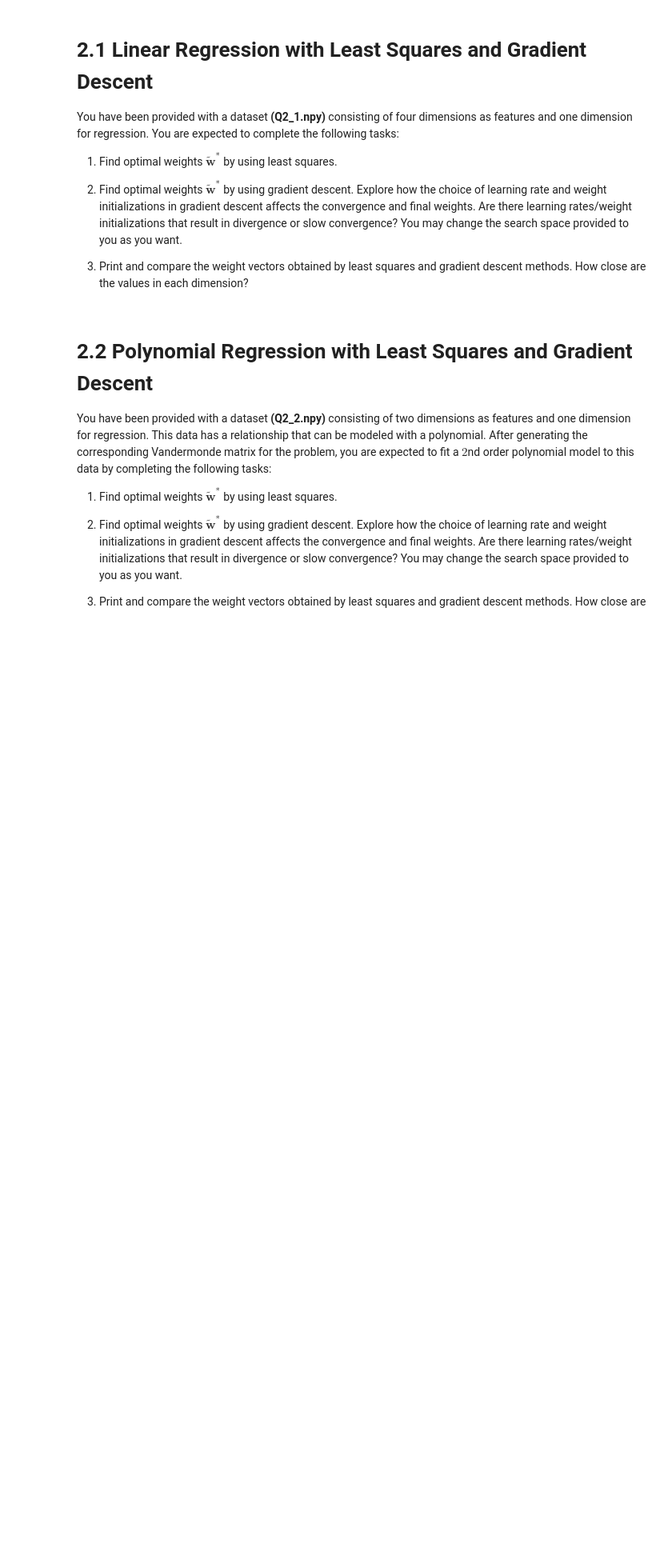
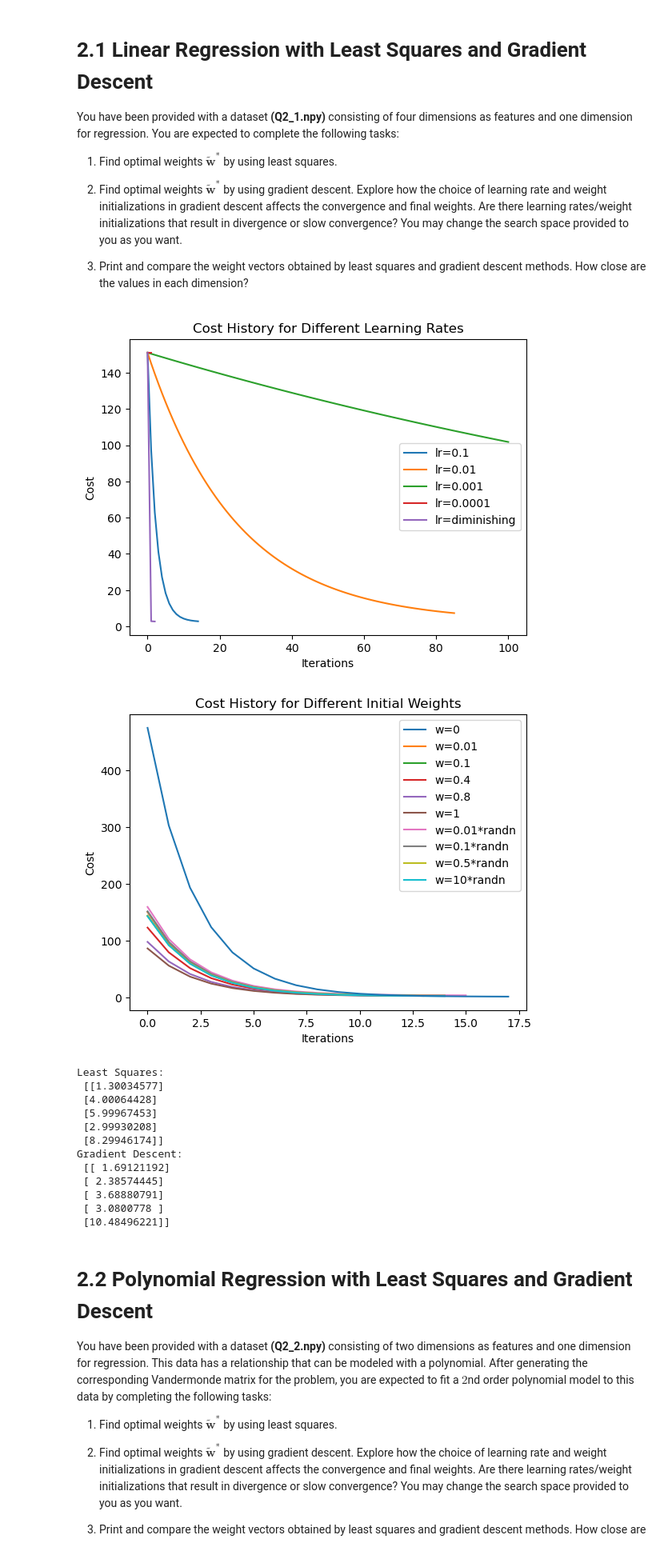
Before and after one commit to MustafaKrc/LFD24, a Jupyter notebook: Linear and Polynomial Regression with Least Squares and Gradient Descent/Homework-1.ipynb, the cells around one changed output. Shown: that part at 80% size. Saved outputs shown, nothing was run; the diff lists cells and outputs as text; code cells hidden in the pictures; blank space fills up the shorter version.

Commit message:
Implemented part 2.1
Linear regression with least squares and gradient descent implementation is done.
Further comparisons and plotting may be needed.

```diff
--- a/Linear and Polynomial Regression with Least Squares and Gradient Descent/Homework-1.ipynb
+++ b/Linear and Polynomial Regression with Least Squares and Gradient Descent/Homework-1.ipynb
@@ -411,5 +446,76 @@ import numpy as np
 with open('Q2_1.npy', 'rb') as f:
     X = np.load(f)
     y = np.load(f)
+# %%
+##############################################################################
+# TODO: Do all your least squares tasks here                              #
+# Plot all cost history for different learning rates and different           #
+# initial weights.                                                           #
+##############################################################################
+from linearRegression import leastSquares, gradientDescent
+
+# find the optimal regression weights by using least squares
+least_squares_w = leastSquares(X, y)
+
+
+# find the optimal regression weights by using gradient descent
+# learning rates to be used
+max_iterations = 100
+learning_rates = [0.1, 0.01, 0.001, 0.0001, "diminishing"]
+# initial weights to be used
+weights = np.zeros((11, X.shape[1] + 1, 1)) # 5x1 weights vector
+weights[1,:,:] = 0.01*np.ones((X.shape[1]+1,1))
+weights[2,:,:] = 0.1*np.ones((X.shape[1]+1,1))
+weights[3,:,:] = 0.4*np.ones((X.shape[1]+1,1))
+weights[4,:,:] = 0.8*np.ones((X.shape[1]+1,1))
+weights[5,:,:] = np.ones((X.shape[1]+1,1))
+weights[6,:,:]= np.random.randn(X.shape[1]+1,1)
+weights[7,:,:] = 0.01*np.random.randn(X.shape[1]+1,1)
+weights[8,:,:] = 0.1*np.random.randn(X.shape[1]+1,1)
+weights[9,:,:] = 0.5*np.random.randn(X.shape[1]+1,1)
+weights[10,:,:] = 10*np.random.randn(X.shape[1]+1,1)
+
+
+for lr in learning_rates:
+    gd = gradientDescent(X, y, weights[0], lr, max_iterations)
+    gd.fit(lr, max_iterations)
+    plt.plot(gd.cost_history, label=lr)
+
+plt.title('Cost History for Different Learning Rates')
+plt.legend(['lr=0.1', 'lr=0.01', 'lr=0.001', 'lr=0.0001', 'lr=diminishing'])
+plt.xlabel('Iterations')
+plt.ylabel('Cost')
+plt.show()
+
+for w in weights:
+    gd = gradientDescent(X, y, w, learning_rates[0], max_iterations)
+    gd.fit(learning_rates[0], max_iterations)
+    plt.plot(gd.cost_history, label=w)
+
+plt.title('Cost History for Different Initial Weights')
+plt.legend(["w=0", "w=0.01", "w=0.1", "w=0.4", "w=0.8", "w=1", "w=0.01*randn", "w=0.1*randn", "w=0.5*randn", "w=10*randn"])
+plt.xlabel('Iterations')
+plt.ylabel('Cost')
+plt.show()
+
+
+print("Least Squares: \n",least_squares_w,"\nGradient Descent: \n", gd.w)
+
+##############################################################################
+# %% [output]
+[figure, added]
+[figure, added]
+Least Squares:
+ [[1.30034577]
+ [4.00064428]
+ [5.99967453]
+ [2.99930208]
+ [8.29946174]]
+Gradient Descent:
+ [[ 1.69121192]
+ [ 2.38574445]
+ [ 3.68880791]
+ [ 3.0800778 ]
+ [10.48496221]]
 # %%
 ##############################################################################
```
Also changed, not shown: parts of 10 cells of this notebook, 1 other file.
